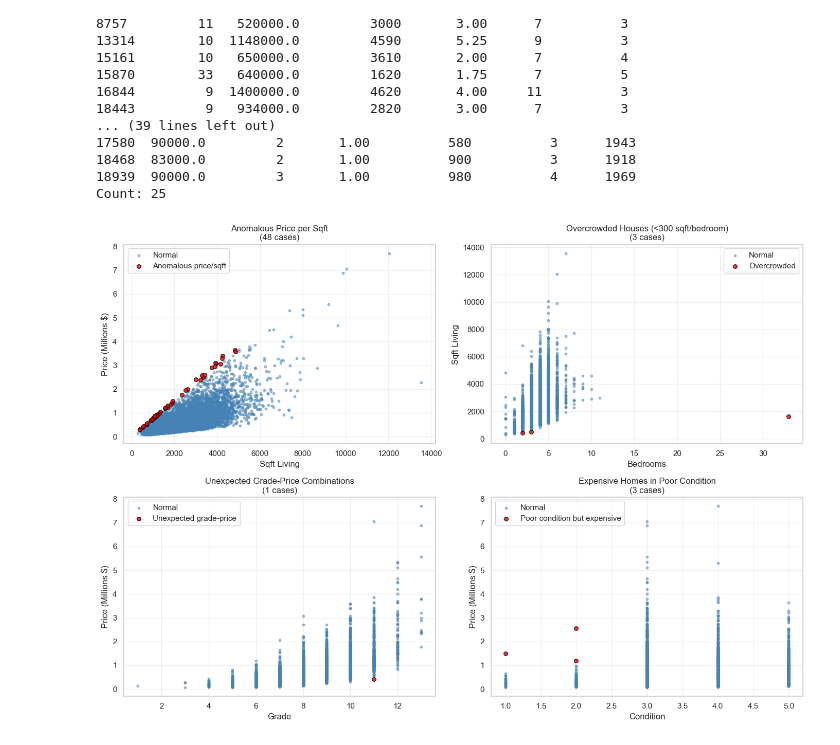
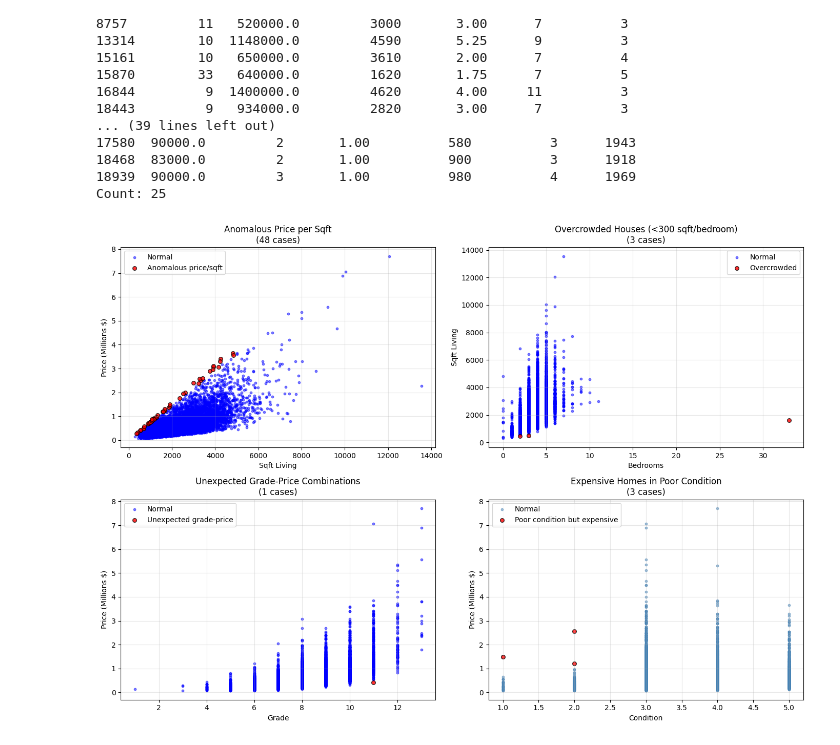
Before and after one commit to gnpthbalaji/house_price_ml_predictor, a Jupyter notebook: notebooks/01_exploratory_data_analysis.ipynb, the cells around one changed output. Drawn from its saved outputs; the diff is of its cells as text; code cells hidden in the pictures.

```diff
--- a/notebooks/01_exploratory_data_analysis.ipynb
+++ b/notebooks/01_exploratory_data_analysis.ipynb
@@ -470,7 +470,7 @@ extreme_price_per_sqft = (df['price_per_sqft'] > 3*median_price_per_sqft) | \
 
 axes[0].scatter(df.loc[~extreme_price_per_sqft, 'sqft_living'],
                df.loc[~extreme_price_per_sqft, 'price']/1000000,
-               alpha=0.5, s=10, label='Normal', color='steelblue')
+               alpha=0.5, s=10, label='Normal', color='blue')
 axes[0].scatter(df.loc[extreme_price_per_sqft, 'sqft_living'],
                df.loc[extreme_price_per_sqft, 'price']/1000000,
                alpha=0.8, s=30, label='Anomalous price/sqft', color='red', edgecolors='black')
@@ -486,7 +486,7 @@ overcrowded = df['sqft_per_bedroom'] < 150
 
 axes[1].scatter(df.loc[~overcrowded, 'bedrooms'],
                df.loc[~overcrowded, 'sqft_living'],
-               alpha=0.5, s=10, label='Normal', color='steelblue')
+               alpha=0.5, s=10, label='Normal', color='blue')
 axes[1].scatter(df.loc[overcrowded, 'bedrooms'],
                df.loc[overcrowded, 'sqft_living'],
                alpha=0.8, s=30, label='Overcrowded', color='red', edgecolors='black')
@@ -503,32 +503,32 @@ anomalous_grade = ((df['grade'] >= 11) & (df['price'] < 500000)) | \
 
 axes[2].scatter(df.loc[~anomalous_grade, 'grade'],
                df.loc[~anomalous_grade, 'price']/1000000,
-               alpha=0.5, s=10, label='Normal', color='steelblue')
+               alpha=0.5, s=10, label='Normal', color='blue')
 axes[2].scatter(df.loc[anomalous_grade, 'grade'],
                df.loc[anomalous_grade, 'price']/1000000,
                alpha=0.8, s=30, label='Unexpected grade-price', color='red', edgecolors='black')
 axes[2].set_xlabel('Grade')
 axes[2].set_ylabel('Price (Millions $)')
 axes[2].set_title(f'Unexpected Grade-Price Combinations\n({anomalous_grade.sum()} cases)')
 axes[2].legend()
 axes[2].grid(True, alpha=0.3)
 
 # 4. Condition vs price
 poor_condition_expensive = (df['condition'] <= 2) & (df['price'] > 1000000)
 
 axes[3].scatter(df.loc[~poor_condition_expensive, 'condition'],
                df.loc[~poor_condition_expensive, 'price']/1000000,
                alpha=0.5, s=10, label='Normal', color='steelblue')
 axes[3].scatter(df.loc[poor_condition_expensive, 'condition'],
                df.loc[poor_condition_expensive, 'price']/1000000,
                alpha=0.8, s=30, label='Poor condition but expensive', color='red', edgecolors='black')
 axes[3].set_xlabel('Condition')
 axes[3].set_ylabel('Price (Millions $)')
 axes[3].set_title(f'Expensive Homes in Poor Condition\n({poor_condition_expensive.sum()} cases)')
 axes[3].legend()
 axes[3].grid(True, alpha=0.3)
 
 plt.tight_layout()
 plt.show()
 # %% [output]
-[figure, old version]
+[figure, new version]
```
Also changed, not shown: parts of 5 cells of this notebook, 1 other file.
